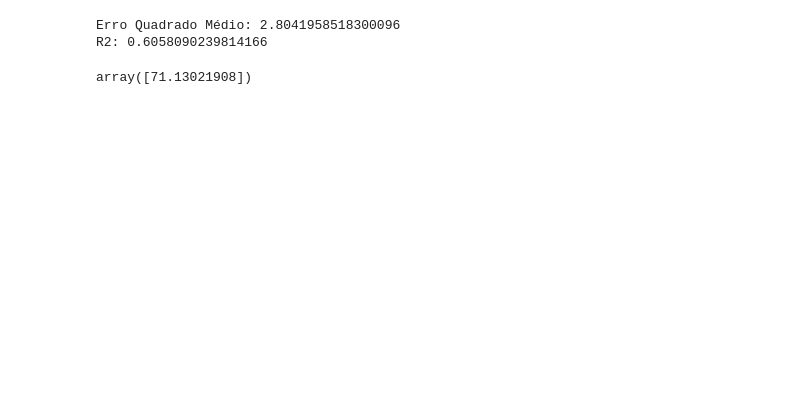
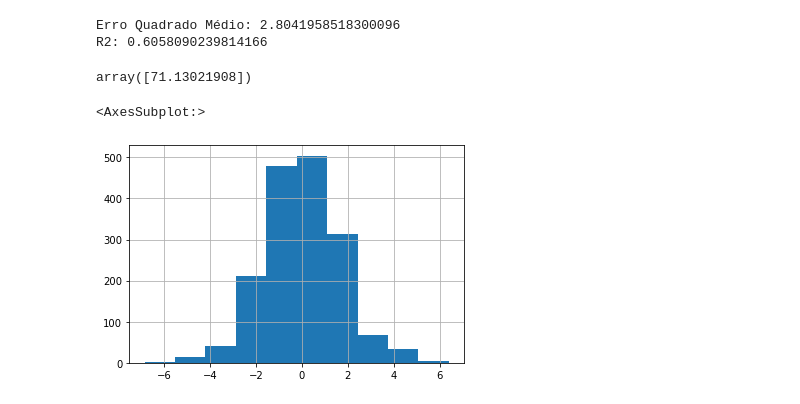
Before and after one commit to GCabral95/Aprendizado_Supervisionado, a Jupyter notebook: Regressão Lasso.ipynb, the cells around one changed output. Drawn from its saved outputs; the diff is of its cells as text; code cells hidden in the pictures; blank space fills up the shorter version.

```diff
--- a/Regressão Lasso.ipynb
+++ b/Regressão Lasso.ipynb
@@ -314,3 +274,15 @@ novas_previsoes = lasso.predict(novos_dados)
 novas_previsoes
 # %% [output]
 array([71.13021908])
+# %%
+erros = pd.DataFrame(columns=['real','previsto'])
+# %%
+for x,y in zip(previsoes,y_test['expectativa_vida']):
+    erros = erros.append({'real': x, 'previsto': y}, ignore_index=True)
+# %%
+erros['erro'] = erros['real'] - erros['previsto']
+# %%
+erros['erro'].hist()
+# %% [output]
+<AxesSubplot:>
+[figure, added]
```
Also changed, not shown: parts of 5 cells of this notebook.
